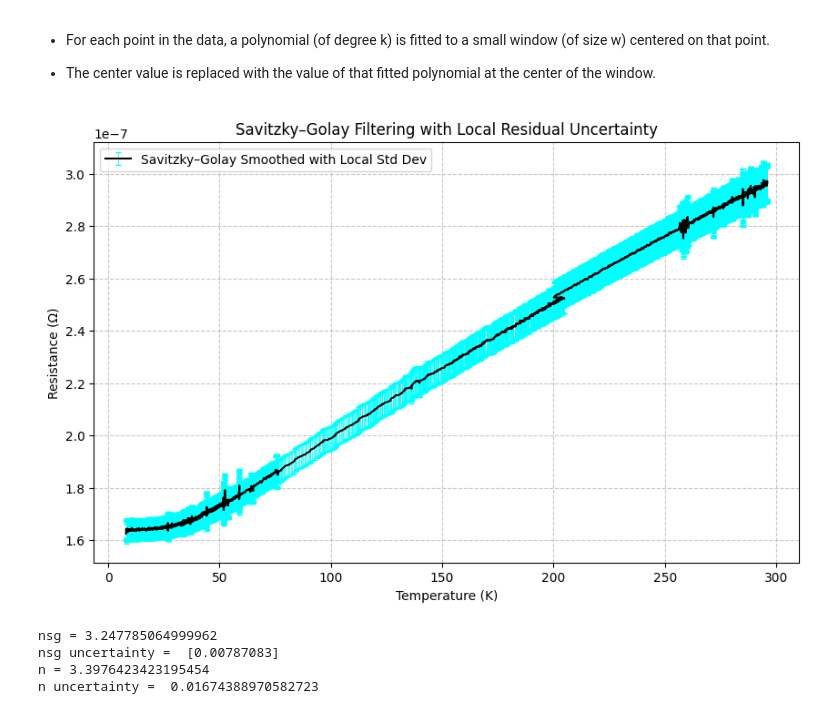
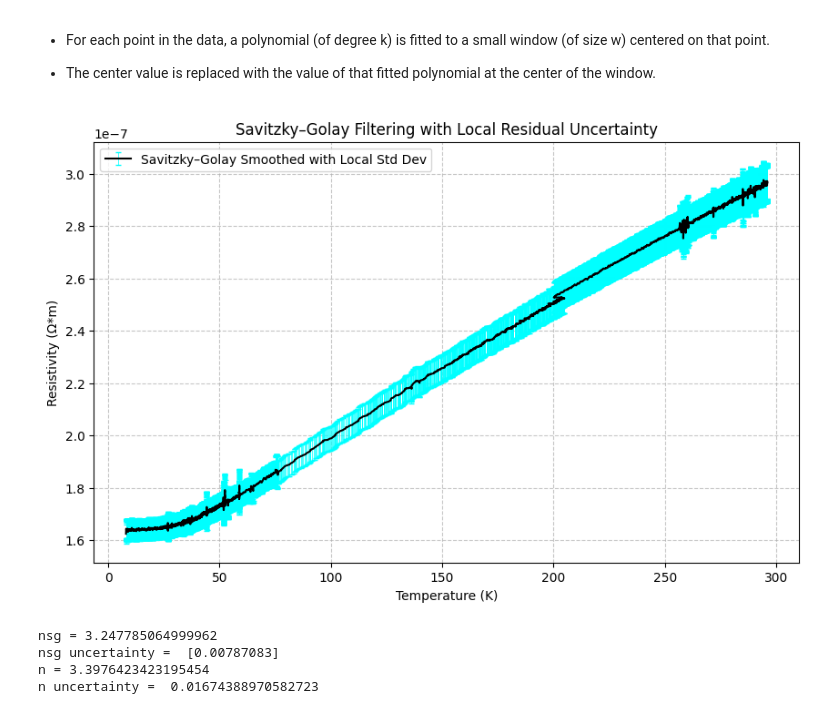
Before and after one commit to gamberoillecito/Nb-Characterization, a Jupyter notebook: R-vs-T/VdP_dataline.ipynb, the cells around one changed output. Cells and saved outputs as stored; diff of their text form; code cells hidden in the pictures.

```diff
--- a/R-vs-T/VdP_dataline.ipynb
+++ b/R-vs-T/VdP_dataline.ipynb
@@ -502,35 +503,35 @@ sg_uncertainties = np.zeros_like(Rs_smoothed)
 half_window = window_length // 2
 
 for i in range(len(Rs_smoothed)):
     # Define local window
     start = max(0, i - half_window)
     end = min(len(Rs_smoothed), i + half_window + 1)
 
     # Calculate local standard deviation of residuals
     local_residuals = residuals[start:end]
     sg_uncertainties[i] = np.std(local_residuals)
 
 # Total rho(T)
 rho_T = Rs_smoothed * thickness
 rho_T_uncertainties = np.sqrt((sg_uncertainties * thickness)**2 + (Rs_smoothed * thickness_error)**2)
 
 plt.figure(figsize=(10, 6)) # Make the figure a bit larger for clarity
 
 #plt.plot(Tf, Rs, 'o', markersize=2, color='black', alpha=0.4, label='Noisy R(T) Data')
 plt.errorbar(Tf, rho_T, yerr=rho_T_uncertainties, fmt='-', color='black',
              ecolor='cyan', elinewidth=0.5, capsize=2,
              label='Savitzky–Golay Smoothed with Local Std Dev')
 
 #plt.scatter(Tf, rho_T, s=2, color='black', alpha=0.4, label='Noisy ρ(T) Data')
 
 plt.legend()
 plt.title("Savitzky–Golay Filtering with Local Residual Uncertainty")
 plt.xlabel("Temperature (K)")
-plt.ylabel("Resistance (Ω)")
+plt.ylabel("Resistivity (Ω*m)")
 plt.grid(True, linestyle='--', alpha=0.7)
 plt.show()
 # %% [output]
-[figure, old version]
+[figure, new version]
 # %%
 # Filter the first portion of the curve
 logT_sg = []
```
Also changed, not shown: parts of 11 cells of this notebook.
